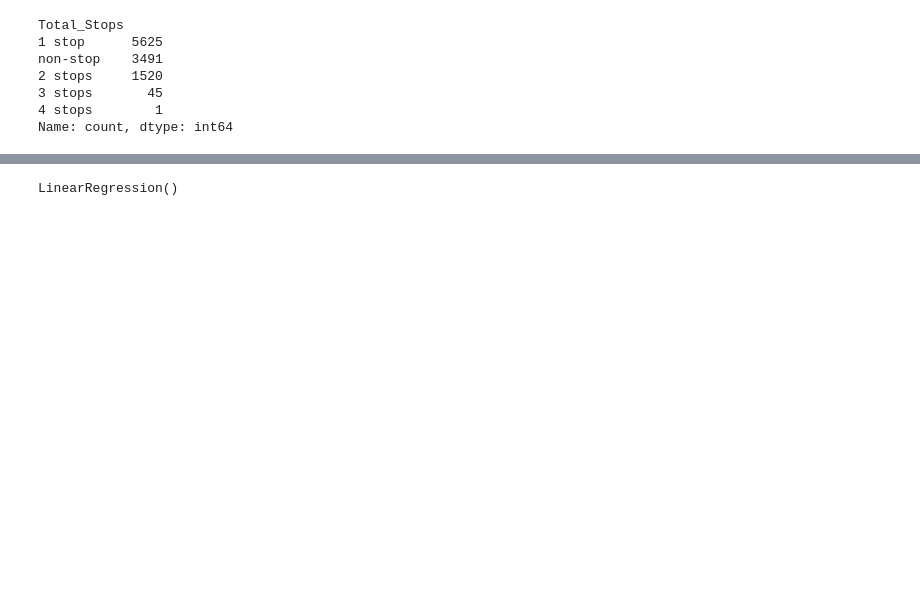
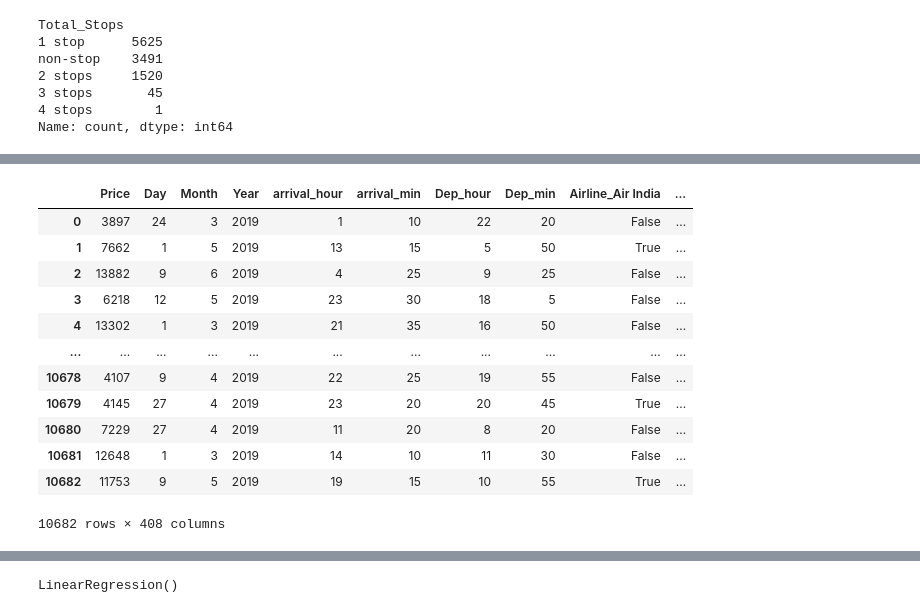
Before and after one commit to Jagannath29/pythonForMachineLearningAndDataScience, a Jupyter notebook: week_7/day_03/newRegression.ipynb, the cells around one changed output, grey strips where cells are left out. Saved outputs shown, nothing was run; the diff lists cells and outputs as text; code cells hidden in the pictures; blank space fills up the shorter version.

```diff
--- a/week_7/day_03/newRegression.ipynb
+++ b/week_7/day_03/newRegression.ipynb
@@ -285,4 +303,21 @@ arrival_min        0
 Dep_hour           0
 Dep_min            0
 dtype: int64
+# %%
+train_data = pd.get_dummies(train_data, drop_first=True)
+train_data
+# %% [output]
+|  | Price | Day | Month | Year | arrival_hour | arrival_min | Dep_hour | Dep_min | Airline_Air India | ... |
+| 0 | 3897 | 24 | 3 | 2019 | 1 | 10 | 22 | 20 | False | ... |
+| 1 | 7662 | 1 | 5 | 2019 | 13 | 15 | 5 | 50 | True | ... |
+| 2 | 13882 | 9 | 6 | 2019 | 4 | 25 | 9 | 25 | False | ... |
+| 3 | 6218 | 12 | 5 | 2019 | 23 | 30 | 18 | 5 | False | ... |
+| 4 | 13302 | 1 | 3 | 2019 | 21 | 35 | 16 | 50 | False | ... |
+| ... | ... | ... | ... | ... | ... | ... | ... | ... | ... | ... |
+| 10678 | 4107 | 9 | 4 | 2019 | 22 | 25 | 19 | 55 | False | ... |
+| 10679 | 4145 | 27 | 4 | 2019 | 23 | 20 | 20 | 45 | True | ... |
+| 10680 | 7229 | 27 | 4 | 2019 | 11 | 20 | 8 | 20 | False | ... |
+| 10681 | 12648 | 1 | 3 | 2019 | 14 | 10 | 11 | 30 | False | ... |
+| 10682 | 11753 | 9 | 5 | 2019 | 19 | 15 | 10 | 55 | True | ... |
+10682 rows × 408 columns
 # %%
```
Also changed, not shown: parts of 28 cells of this notebook, 2 other files.
